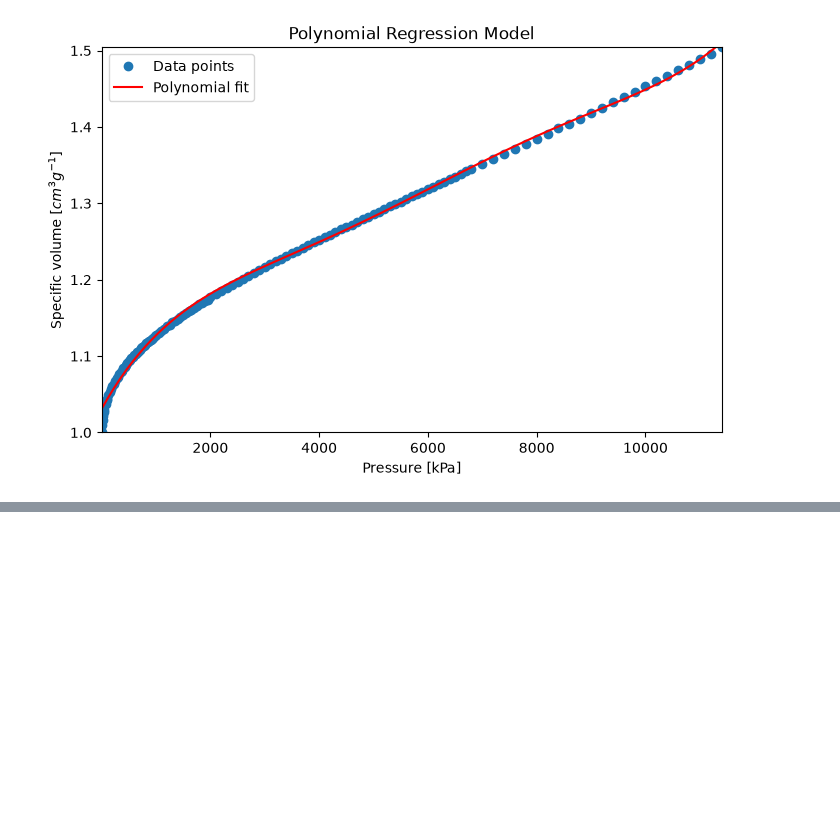
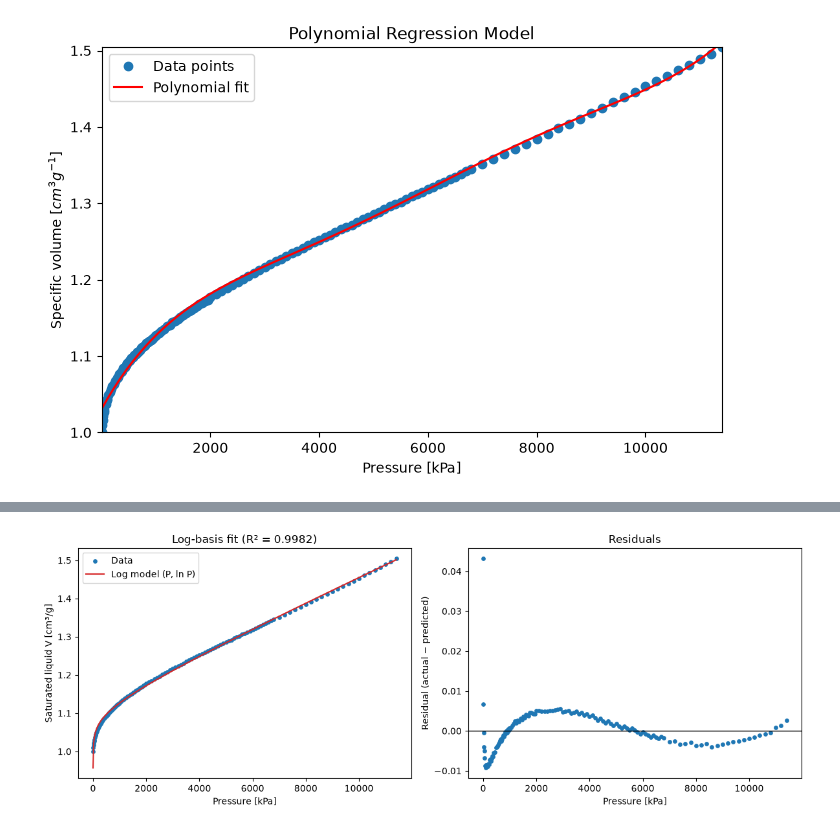
Before and after one commit to BoniYu/GLM_ThemophysicalProperty_Prediction, a Jupyter notebook: Notebooks/glm_V.ipynb, the cells around one changed output, grey strips where cells are left out. Saved outputs shown, nothing was run; the diff lists cells and outputs as text; code cells hidden in the pictures; blank space fills up the shorter version.

```diff
--- a/Notebooks/glm_V.ipynb
+++ b/Notebooks/glm_V.ipynb
@@ -181,0 +223,33 @@ The R-squared value is: 0.9982622311353346
+# %%
+import numpy as np
+import matplotlib.pyplot as plt
+
+# Dense, sorted pressure grid so the curve looks smooth
+P_line = np.linspace(Ps.min(), Ps.max(), 500).reshape(-1, 1)
+y_line = model_log.predict(P_line)
+
+# Residuals at the data points
+y_pred = model_log.predict(Ps)
+residuals = Vs - y_pred
+
+fig, axes = plt.subplots(1, 2, figsize=(12, 4.5))
+
+# Left: data vs model
+axes[0].scatter(Ps, Vs, s=15, color="tab:blue", label="Data")
+axes[0].plot(P_line, y_line, color="tab:red", label="Log model (P, ln P)")
+axes[0].set_xlabel("Pressure [kPa]")
+axes[0].set_ylabel("Saturated liquid V [cm³/g]")
+axes[0].set_title(f"Log-basis fit (R² = {model_log.score(Ps, Vs):.4f})")
+axes[0].legend()
+
+# Right: residuals vs pressure
+axes[1].scatter(Ps, residuals, s=15, color="tab:blue")
+axes[1].axhline(0, color="black", linewidth=1)
+axes[1].set_xlabel("Pressure [kPa]")
+axes[1].set_ylabel("Residual (actual − predicted)")
+axes[1].set_title("Residuals")
+
+plt.tight_layout()
+plt.show()
+# %% [output]
+[figure, added]
```
Also changed, not shown: parts of 2 cells of this notebook, 1 other file.
